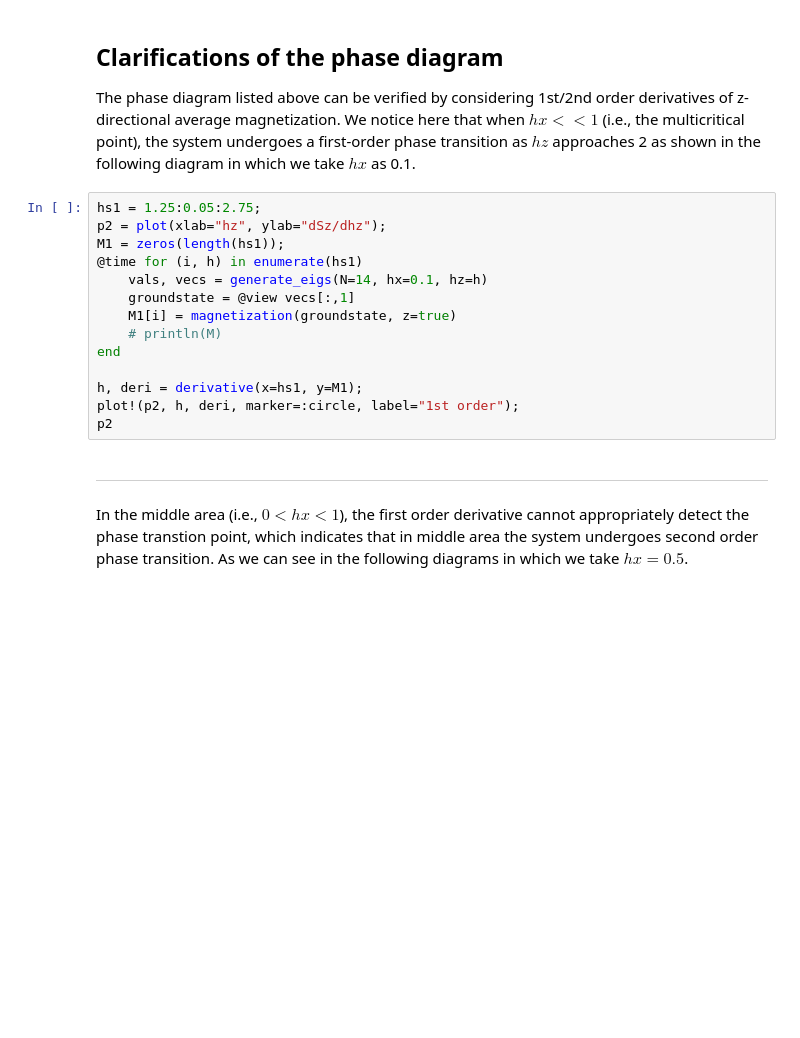
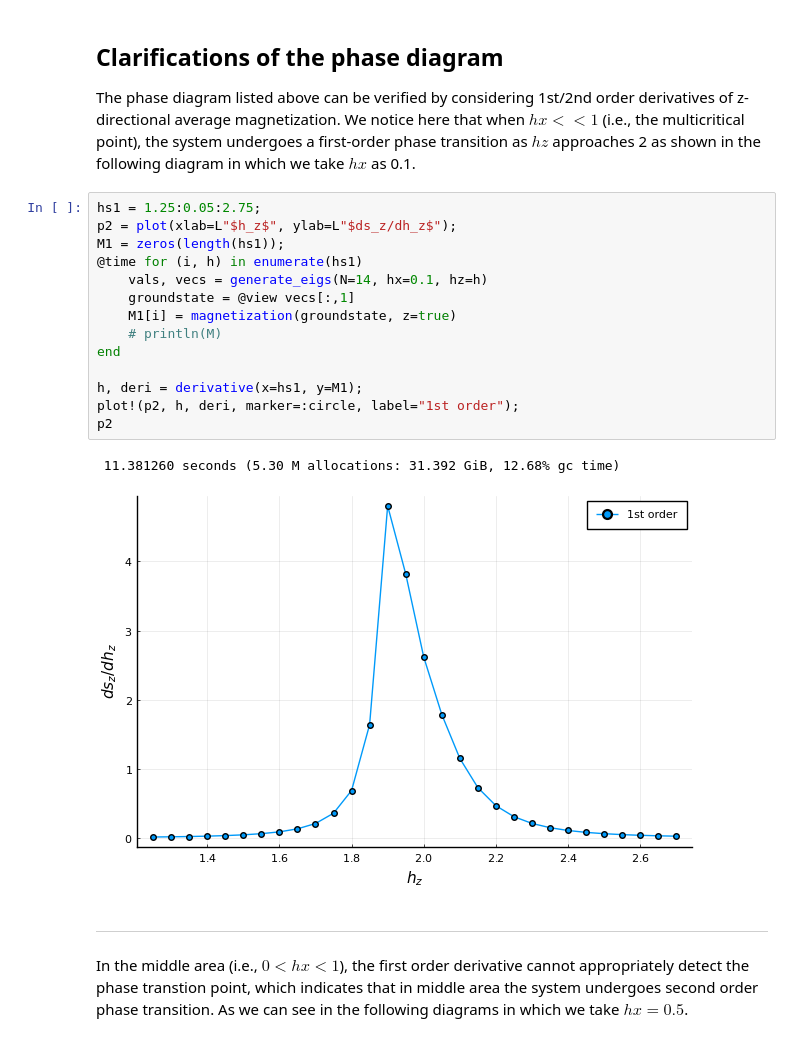
Before and after one commit to coolgas/QuantumIsing, a Jupyter notebook: review_note.ipynb, the cells around one changed output. Saved outputs shown, nothing was run; the diff lists cells and outputs as text; blank space fills up the shorter version.

```diff
--- a/review_note.ipynb
+++ b/review_note.ipynb
@@ -44,18 +42,21 @@ p1
 The phase diagram listed above can be verified by considering 1st/2nd order derivatives of z-directional average magnetization. We notice here that when $hx<<1$ (i.e., the multicritical point), the system undergoes a first-order phase transition as $hz$ approaches 2 as shown in the following diagram in which we take $hx$ as 0.1.
 # %%
 hs1 = 1.25:0.05:2.75;
-p2 = plot(xlab="hz", ylab="dSz/dhz");
+p2 = plot(xlab=L"$h_z$", ylab=L"$ds_z/dh_z$");
 M1 = zeros(length(hs1));
 @time for (i, h) in enumerate(hs1)
     vals, vecs = generate_eigs(N=14, hx=0.1, hz=h)
     groundstate = @view vecs[:,1]
     M1[i] = magnetization(groundstate, z=true)
     # println(M)
 end
 
 h, deri = derivative(x=hs1, y=M1);
 plot!(p2, h, deri, marker=:circle, label="1st order");
 p2
+# %% [output]
+ 11.381260 seconds (5.30 M allocations: 31.392 GiB, 12.68% gc time)
+[figure, added]
 # %% [markdown]
 <hr style="border:1.5px solid gray"> </hr>
 In the middle area (i.e., $0<hx<1$), the first order derivative cannot appropriately detect the phase transtion point, which indicates that in middle area the system undergoes second order phase transition. As we can see in the following diagrams in which we take $hx=0.5$.
```
Also changed, not shown: parts of 4 cells of this notebook.
